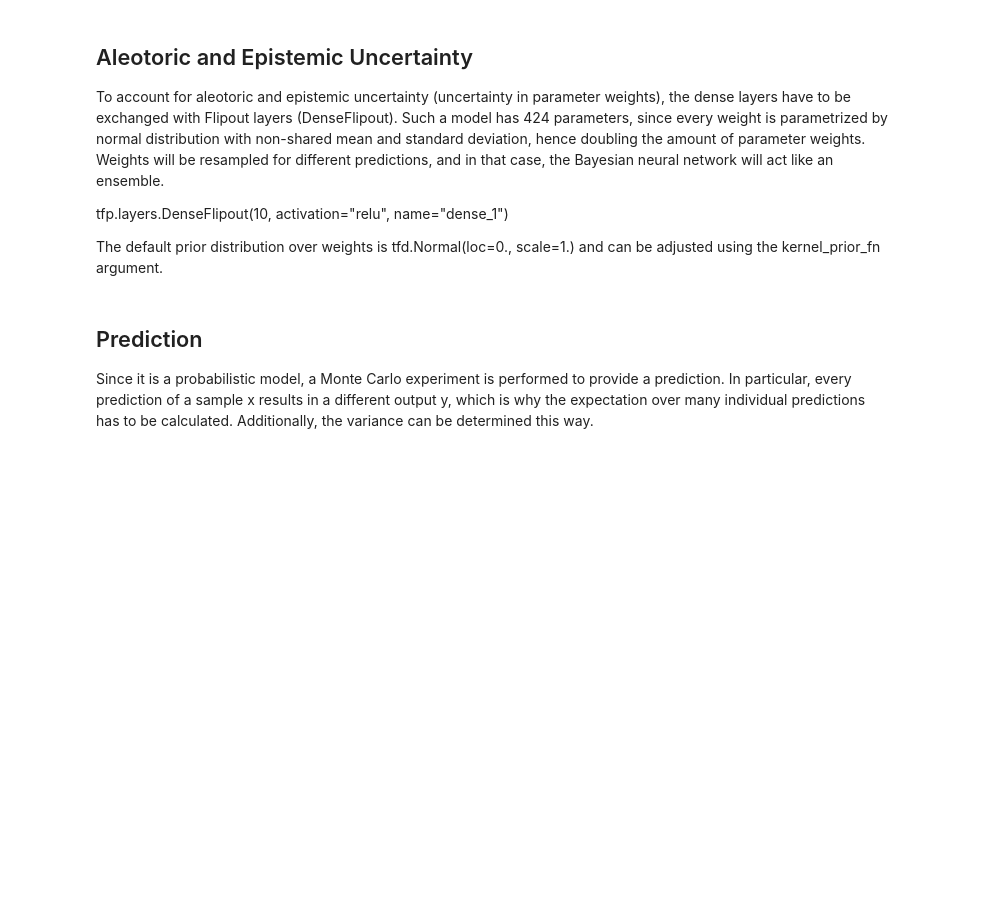
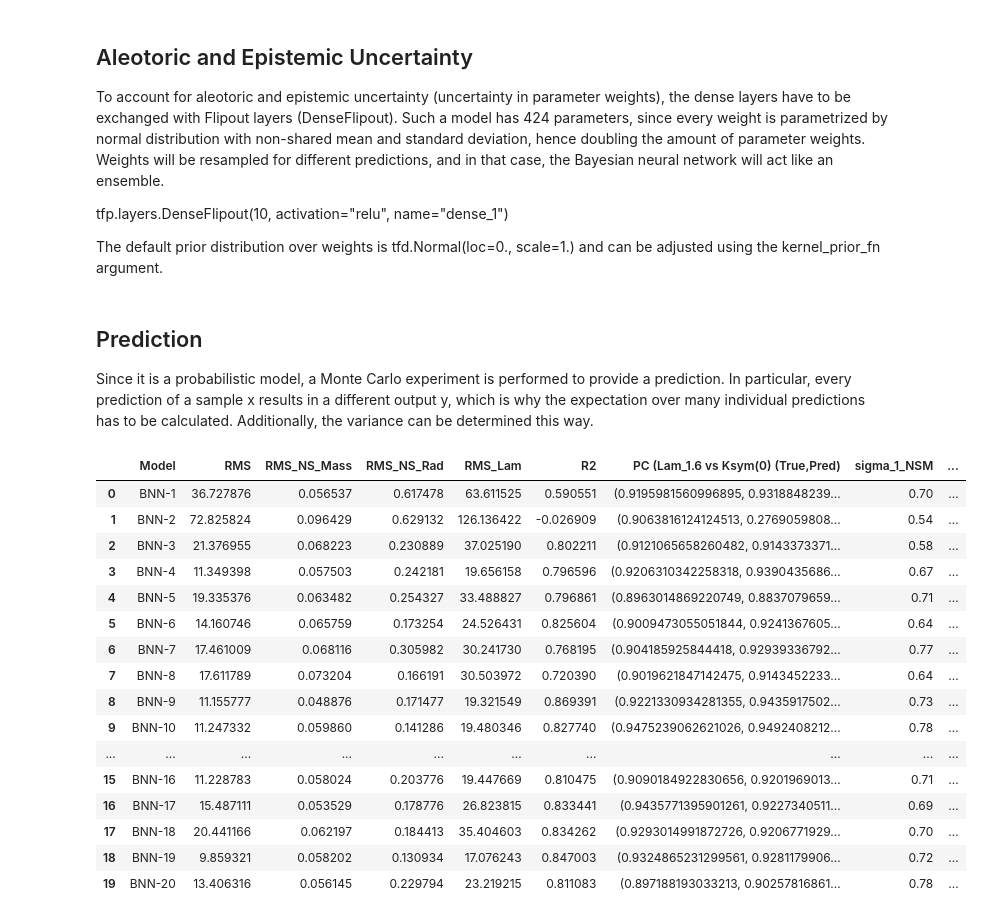
Before and after one commit to AstroDnerd/NS-ML-on-Nuclear-Matter--KB, a Jupyter notebook: Codes/BNN_Tensorflow.ipynb, the cells around one changed output. Cells and saved outputs as stored; diff of their text form; code cells hidden in the pictures; blank space fills up the shorter version.

```diff
--- a/Codes/BNN_Tensorflow.ipynb
+++ b/Codes/BNN_Tensorflow.ipynb
@@ -137,0 +256,25 @@ Since it is a probabilistic model, a Monte Carlo experiment is performed to prov
+# %%
+result_new = pd.DataFrame(columns=['Model','RMS','RMS_NS_Mass','RMS_NS_Rad','RMS_Lam','R2','PC (Lam_1.6 vs Ksym(0) (True,Pred)',
+                                   'sigma_1_NSM','sigma_1_NSR','sigma_1_NSL','sigma_2_NSM','sigma_2_NSR','sigma_2_NSL'])
+# %%
+for model in models:
+  result_new = prediction(model,result_new)
+result_new
+# %% [output]
+|  | Model | RMS | RMS_NS_Mass | RMS_NS_Rad | RMS_Lam | R2 | PC (Lam_1.6 vs Ksym(0) (True,Pred) | sigma_1_NSM | ... |
+| 0 | BNN-1 | 36.727876 | 0.056537 | 0.617478 | 63.611525 | 0.590551 | (0.9195981560996895, 0.9318848239... | 0.70 | ... |
+| 1 | BNN-2 | 72.825824 | 0.096429 | 0.629132 | 126.136422 | -0.026909 | (0.9063816124124513, 0.2769059808... | 0.54 | ... |
+| 2 | BNN-3 | 21.376955 | 0.068223 | 0.230889 | 37.025190 | 0.802211 | (0.9121065658260482, 0.9143373371... | 0.58 | ... |
+| 3 | BNN-4 | 11.349398 | 0.057503 | 0.242181 | 19.656158 | 0.796596 | (0.9206310342258318, 0.9390435686... | 0.67 | ... |
+| 4 | BNN-5 | 19.335376 | 0.063482 | 0.254327 | 33.488827 | 0.796861 | (0.8963014869220749, 0.8837079659... | 0.71 | ... |
+| 5 | BNN-6 | 14.160746 | 0.065759 | 0.173254 | 24.526431 | 0.825604 | (0.9009473055051844, 0.9241367605... | 0.64 | ... |
+| 6 | BNN-7 | 17.461009 | 0.068116 | 0.305982 | 30.241730 | 0.768195 | (0.904185925844418, 0.92939336792... | 0.77 | ... |
+| 7 | BNN-8 | 17.611789 | 0.073204 | 0.166191 | 30.503972 | 0.720390 | (0.9019621847142475, 0.9143452233... | 0.64 | ... |
+| 8 | BNN-9 | 11.155777 | 0.048876 | 0.171477 | 19.321549 | 0.869391 | (0.9221330934281355, 0.9435917502... | 0.73 | ... |
+| 9 | BNN-10 | 11.247332 | 0.059860 | 0.141286 | 19.480346 | 0.827740 | (0.9475239062621026, 0.9492408212... | 0.78 | ... |
+| ... | ... | ... | ... | ... | ... | ... | ... | ... | ... |
+| 15 | BNN-16 | 11.228783 | 0.058024 | 0.203776 | 19.447669 | 0.810475 | (0.9090184922830656, 0.9201969013... | 0.71 | ... |
+| 16 | BNN-17 | 15.487111 | 0.053529 | 0.178776 | 26.823815 | 0.833441 | (0.9435771395901261, 0.9227340511... | 0.69 | ... |
+| 17 | BNN-18 | 20.441166 | 0.062197 | 0.184413 | 35.404603 | 0.834262 | (0.9293014991872726, 0.9206771929... | 0.70 | ... |
+| 18 | BNN-19 | 9.859321 | 0.058202 | 0.130934 | 17.076243 | 0.847003 | (0.9324865231299561, 0.9281179906... | 0.72 | ... |
+| 19 | BNN-20 | 13.406316 | 0.056145 | 0.229794 | 23.219215 | 0.811083 | (0.897188193033213, 0.90257816861... | 0.78 | ... |
```
Also changed, not shown: parts of 20 cells of this notebook, 2 other files.
